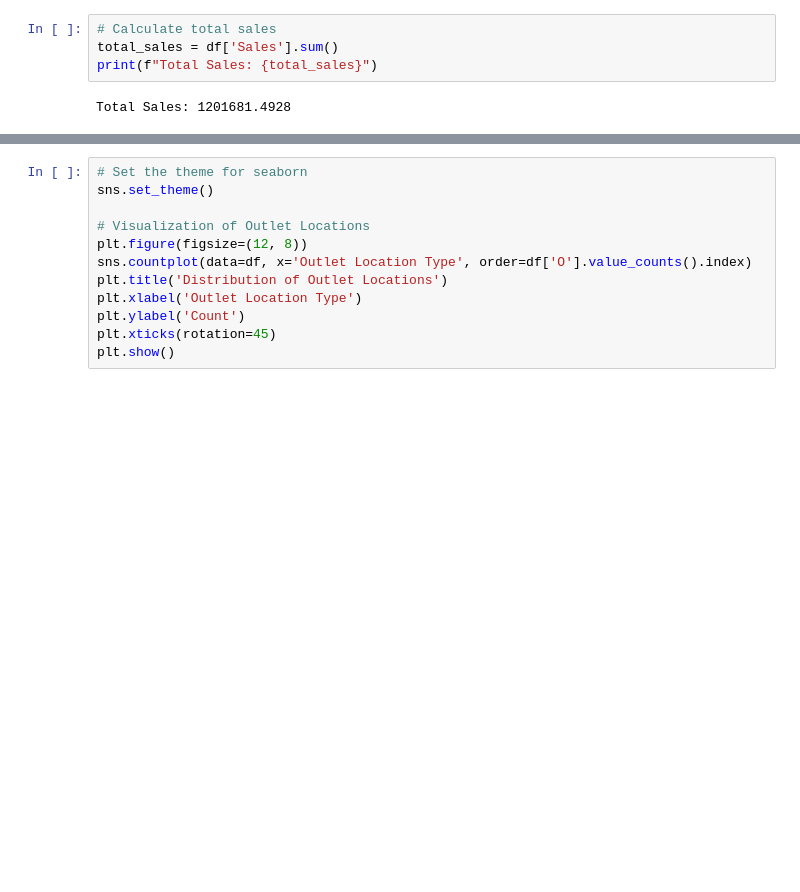
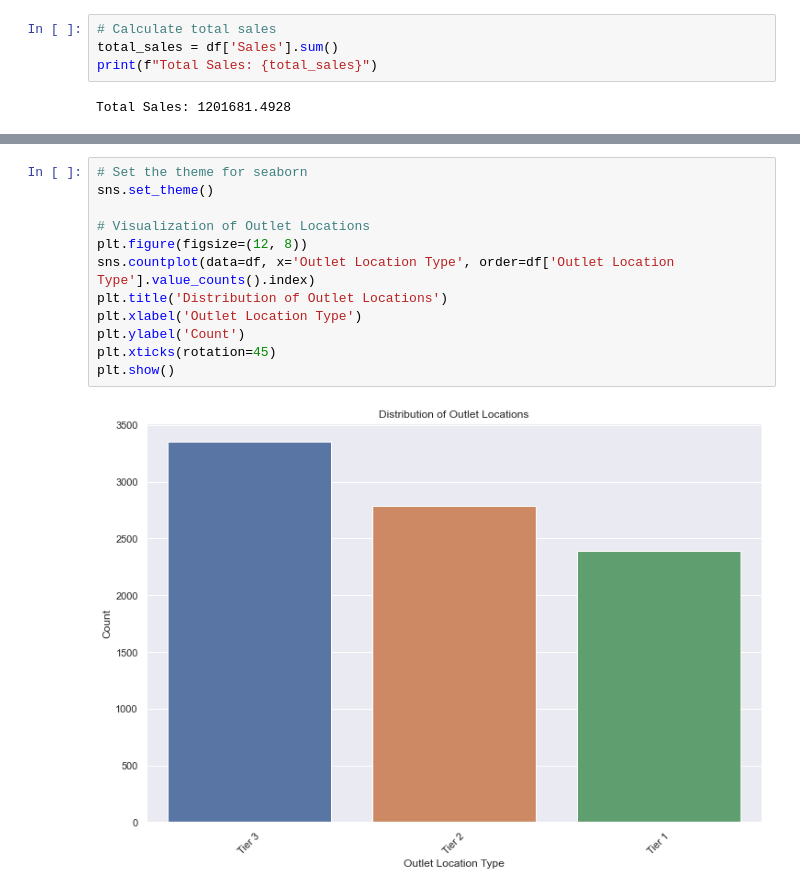
Before and after one commit to EktaAgarwal02/ecommerce, a Jupyter notebook: sales.ipynb, the cells around one changed output, grey strips where cells are left out. Saved outputs shown, nothing was run; the diff lists cells and outputs as text; blank space fills up the shorter version.

```diff
--- a/sales.ipynb
+++ b/sales.ipynb
@@ -192,12 +202,14 @@ plt.show()
 # %%
 # Set the theme for seaborn
 sns.set_theme()
 
 # Visualization of Outlet Locations
 plt.figure(figsize=(12, 8))
-sns.countplot(data=df, x='Outlet Location Type', order=df['O'].value_counts().index)
+sns.countplot(data=df, x='Outlet Location Type', order=df['Outlet Location Type'].value_counts().index)
 plt.title('Distribution of Outlet Locations')
 plt.xlabel('Outlet Location Type')
 plt.ylabel('Count')
 plt.xticks(rotation=45)
 plt.show()
+# %% [output]
+[figure, added]
```
Also changed, not shown: parts of 11 cells of this notebook, 10 other files.
